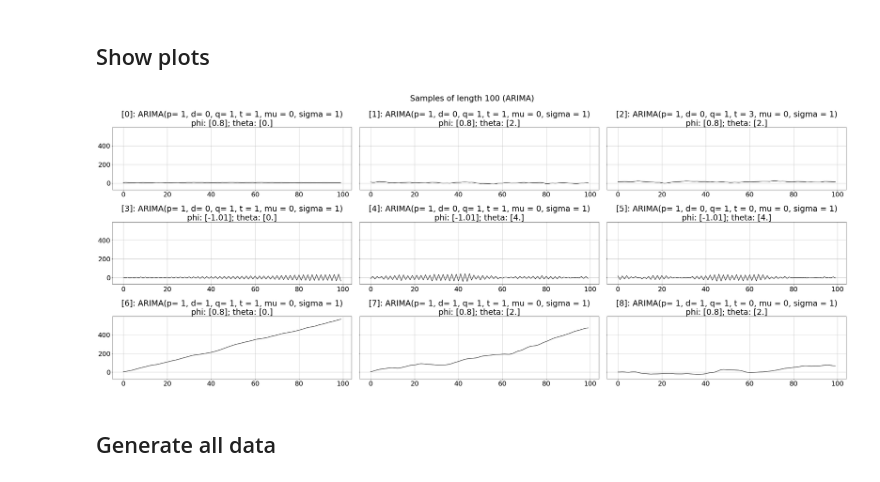
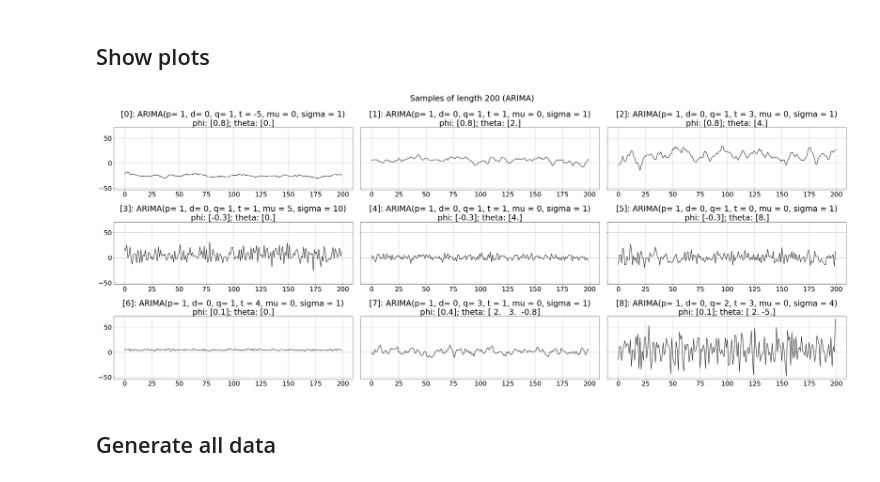
Before and after one commit to mkonopacka/HMM_DTW_v2, a Jupyter notebook: 01_1_generate_data_arima.ipynb, the cells around one changed output. Saved outputs shown, nothing was run; the diff lists cells and outputs as text; code cells hidden in the pictures.

```diff
--- a/01_1_generate_data_arima.ipynb
+++ b/01_1_generate_data_arima.ipynb
@@ -36,46 +36,45 @@ if not os.path.exists(DATA_DIR):
 # %% [markdown]
 ## Define models
 # %%
-# Stationary, difference in mean (t) or in variance (theta)
-model1 = ARIMA_model(np.array([0.8]), np.array([0.0]), t = 1)
+model1 = ARIMA_model(np.array([0.8]), np.array([0.0]), t = -5)
 model2 = ARIMA_model(np.array([0.8]), np.array([2.0]), t = 1)
-model3 = ARIMA_model(np.array([0.8]), np.array([2.0]), t = 3)
-# Divergent, difference in mean (t) or in variance (theta)
-model4 = ARIMA_model(np.array([-1.01]), np.array([0.0]), t = 1)
-model5 = ARIMA_model(np.array([-1.01]), np.array([4.0]), t = 1)
-model6 = ARIMA_model(np.array([-1.01]), np.array([4.0]), t = 0)
-# ARIMA (d > 0)
-model7 = ARIMA_model(np.array([0.8]), np.array([0.0]), d = 1, t = 1)
-model8 = ARIMA_model(np.array([0.8]), np.array([2.0]), d = 1, t = 1)
-model9 = ARIMA_model(np.array([0.8]), np.array([2.0]), d = 1, t = 0)
+model3 = ARIMA_model(np.array([0.8]), np.array([4.0]), t = 3)
+
+model4 = ARIMA_model(np.array([-0.3]), np.array([0.0]), t = 1, mu = 5, sigma = 10)
+model5 = ARIMA_model(np.array([-0.3]), np.array([4.0]), t = 1)
+model6 = ARIMA_model(np.array([-0.3]), np.array([8.0]), t = 0)
+
+model7 = ARIMA_model(np.array([0.1]), np.array([0.0]), t = 4)
+model8 = ARIMA_model(np.array([0.4]), np.array([2.0, 3.0, -0.8]), t = 1)
+model9 = ARIMA_model(np.array([0.1]), np.array([2.0, -5.0]), t = 3, sigma = 4)
 
 
 models_lst = [model1, model2, model3, model4, model5, model6, model7, model8, model9]
 # %% [markdown]
 ## Show plots
 # %%
-n = 100
+n = 200
 plt.rcParams["figure.figsize"] = (40, 16)
 plt.rcParams['font.size'] = 25
 fig, axes = plt.subplots(3,3, sharey="all")
 plt.suptitle(f"Samples of length {n} (ARIMA)")
 for i, ax in enumerate(axes.reshape(-1)):
     m = models_lst[i]
     try:
         X = m.sample(n)
     except Exception as e:
         print(f"Error in model {i}: {e}")
         continue
 
     ax.plot(X, color = "black")
     ax.set_title(f"[{i}]: ARIMA(p= {m.p}, d= {m.d}, q= {m.q}, t = {m.t}, mu = {m.mu}, sigma = {m.sigma})\nphi: {m.phi}; theta: {m.theta}")
     ax.grid()
 
 fig.tight_layout()
-plt.savefig(f"./plots/models_ARIMA_{time_index}.jpg")
+plt.savefig(f"./plots/models_{GENERATING_MODEL_NAME}_{time_index}.jpg")
 plt.show()
 # %% [output]
-[figure, old version]
+[figure, new version]
 # %% [markdown]
 ## Generate all data
 # %%
```
Also changed, not shown: parts of 3 cells of this notebook, 5 other files.
